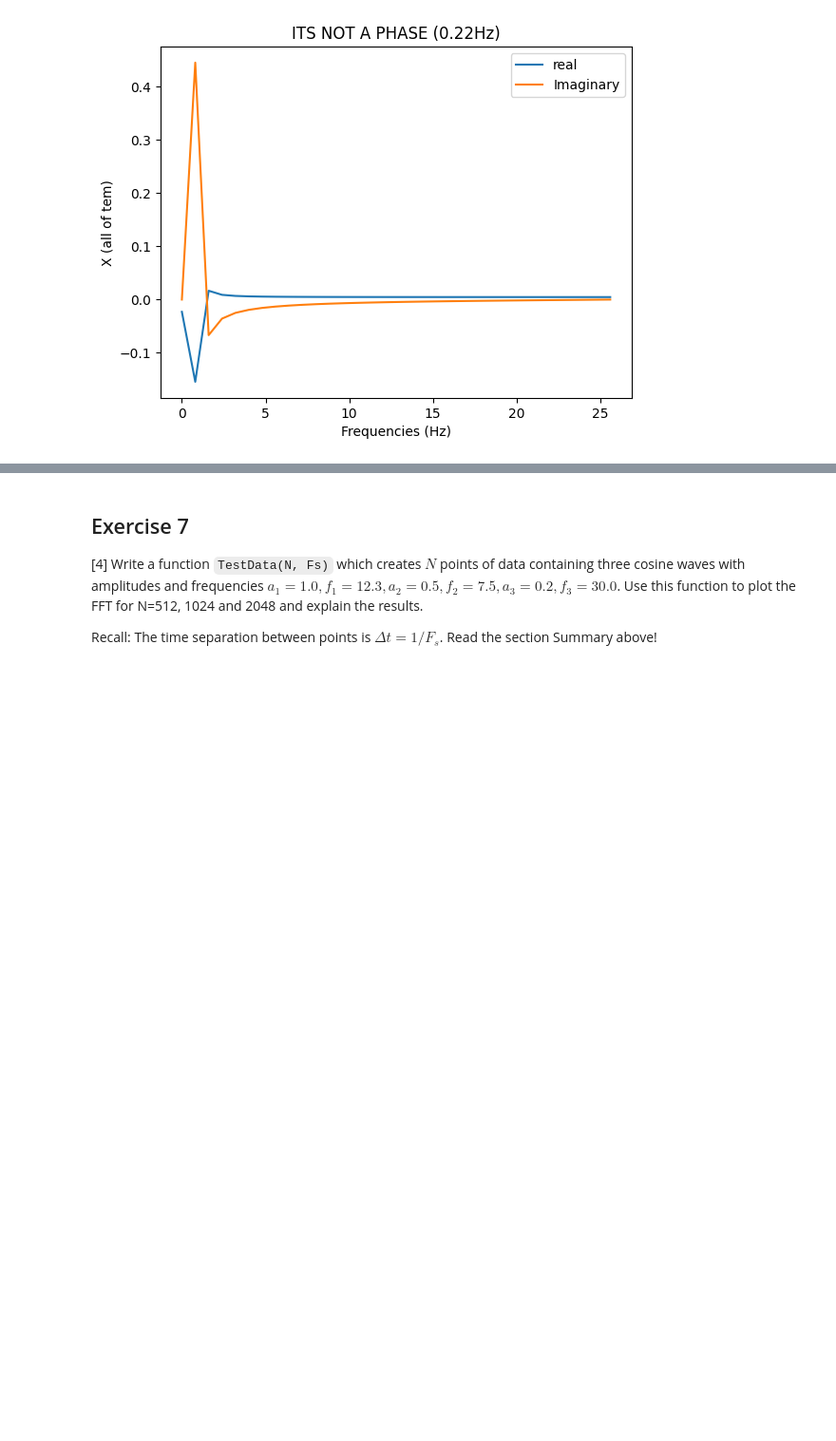
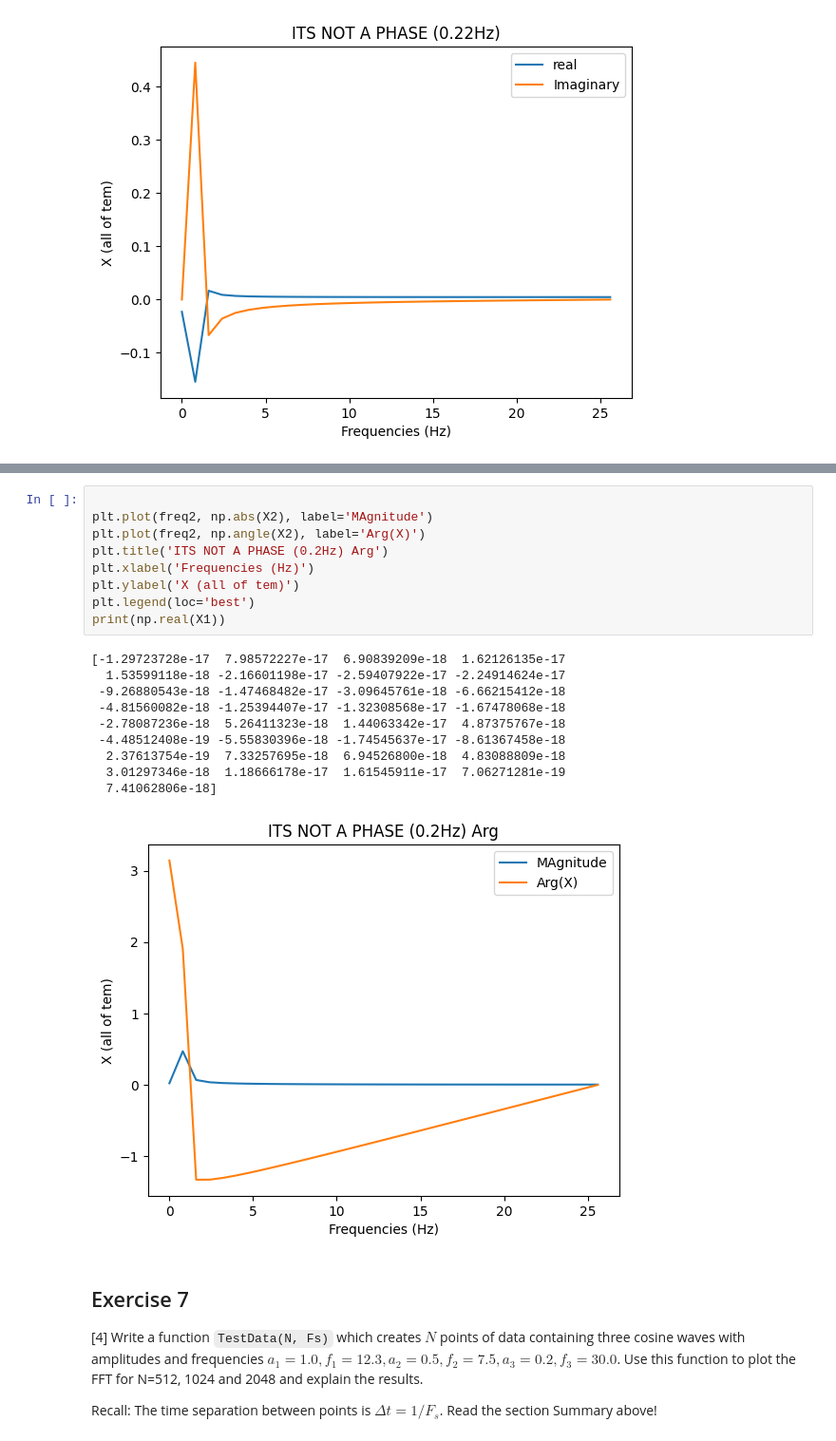
Before and after one commit to PX2145-2025/week-10-b-bshorner533, a Jupyter notebook: FFT.ipynb, the cells around one changed output, grey strips where cells are left out. Shown at 95% size. Drawn from its saved outputs; the diff is of its cells as text; blank space fills up the shorter version.

```diff
--- a/FFT.ipynb
+++ b/FFT.ipynb
@@ -488,3 +508,23 @@ plt.legend(loc='best')
+# %%
+
+plt.plot(freq2, np.abs(X2), label='MAgnitude')
+plt.plot(freq2, np.angle(X2), label='Arg(X)')
+plt.title('ITS NOT A PHASE (0.2Hz) Arg')
+plt.xlabel('Frequencies (Hz)')
+plt.ylabel('X (all of tem)')
+plt.legend(loc='best')
+print(np.real(X1))
+# %% [output]
+[-1.29723728e-17  7.98572227e-17  6.90839209e-18  1.62126135e-17
+  1.53599118e-18 -2.16601198e-17 -2.59407922e-17 -2.24914624e-17
+ -9.26880543e-18 -1.47468482e-17 -3.09645761e-18 -6.66215412e-18
+ -4.81560082e-18 -1.25394407e-17 -1.32308568e-17 -1.67478068e-18
+ -2.78087236e-18  5.26411323e-18  1.44063342e-17  4.87375767e-18
+ -4.48512408e-19 -5.55830396e-18 -1.74545637e-17 -8.61367458e-18
+  2.37613754e-19  7.33257695e-18  6.94526800e-18  4.83088809e-18
+  3.01297346e-18  1.18666178e-17  1.61545911e-17  7.06271281e-19
+  7.41062806e-18]
+[figure, added]
 # %% [markdown]
 ## Exercise 7
 
```
Also changed, not shown: parts of 2 cells of this notebook.
